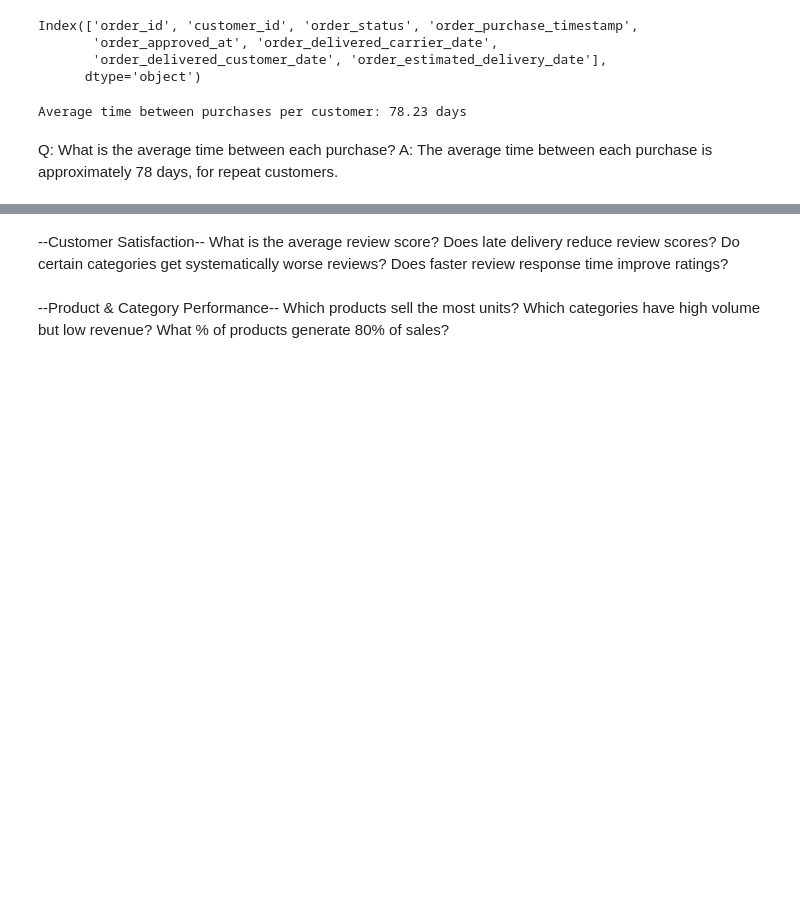
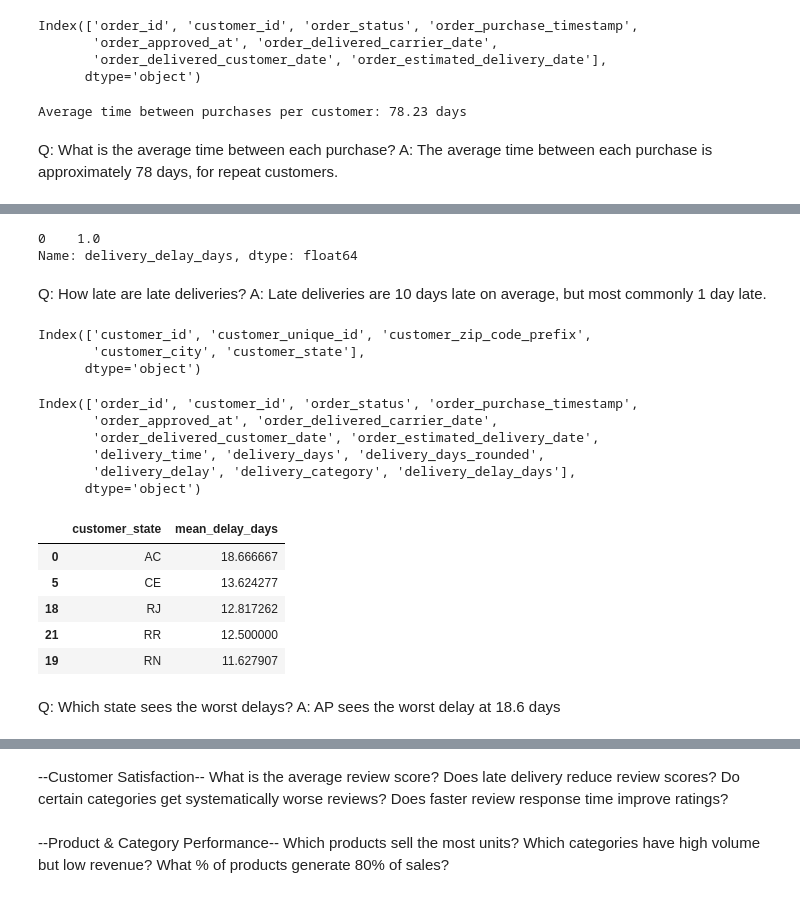
Before and after one commit to Scarl3tx/Ecommerce_Analysis, a Jupyter notebook: notebooks/analysis.ipynb, the cells around one changed output, grey strips where cells are left out. Drawn from its saved outputs; the diff is of its cells as text; code cells hidden in the pictures; blank space fills up the shorter version.

```diff
--- a/notebooks/analysis.ipynb
+++ b/notebooks/analysis.ipynb
@@ -558,0 +594,6 @@ A: The average time between each purchase is approximately 78 days, for repeat c
+# %%
+delivered_orders['order_delivered_customer_date'] = pd.to_datetime(
+    delivered_orders['order_delivered_customer_date']
+)
+delivered_orders['delivery_delay'] = delivered_orders['order_delivered_customer_date'] - delivered_orders['order_estimated_delivery_date']
+delivered_orders['delivery_delay'].describe()
@@ -558,0 +610,11 @@ A: The average time between each purchase is approximately 78 days, for repeat c
+# %%
+delivered_orders['delivery_category'] = 'On time'  # default
+delivered_orders['delivery_delay_days'] = delivered_orders['delivery_delay'].dt.days
+delivered_orders.loc[delivered_orders['delivery_delay_days'] < 0, 'delivery_category'] = 'Early'
+delivered_orders.loc[delivered_orders['delivery_delay_days'] > 0, 'delivery_category'] = 'Late'
+# Count per category
+counts = delivered_orders.groupby('delivery_category')['delivery_category'].count()
+
+# Percentage per category
+percentages = delivered_orders.groupby('delivery_category')['delivery_category'].count() / len(delivered_orders) * 100
+print(percentages)
@@ -558,0 +635,3 @@ A: The average time between each purchase is approximately 78 days, for repeat c
+# %%
+late_orders = delivered_orders[delivered_orders['delivery_category'] == 'Late']
+late_orders['delivery_delay_days'].describe()
@@ -558,0 +648,54 @@ A: The average time between each purchase is approximately 78 days, for repeat c
+# %%
+late_orders['delivery_delay_days'].mode()
+# %% [output]
+0    1.0
+Name: delivery_delay_days, dtype: float64
+# %% [markdown]
+Q: How late are late deliveries?
+A: Late deliveries are 10 days late on average, but most commonly 1 day late.
+# %%
+customers.columns
+# %% [output]
+Index(['customer_id', 'customer_unique_id', 'customer_zip_code_prefix',
+       'customer_city', 'customer_state'],
+      dtype='object')
+# %%
+late_orders.columns
+# %% [output]
+Index(['order_id', 'customer_id', 'order_status', 'order_purchase_timestamp',
+       'order_approved_at', 'order_delivered_carrier_date',
+       'order_delivered_customer_date', 'order_estimated_delivery_date',
+       'delivery_time', 'delivery_days', 'delivery_days_rounded',
+       'delivery_delay', 'delivery_category', 'delivery_delay_days'],
+      dtype='object')
+# %%
+state_delay = late_orders.merge(
+    customers[['customer_id', 'customer_state']],
+on='customer_id',
+how='left')
+# 2️⃣ Calculate 99th percentile of delivery_delay_days
+p99 = state_delay['delivery_delay_days'].quantile(0.99)
+
+# 3️⃣ Filter out extreme delays
+state_delay_clean = state_delay[state_delay['delivery_delay_days'] <= p99].copy()
+
+# 4️⃣ Group by state and calculate mean delay
+state_summary = (
+    state_delay_clean.groupby('customer_state')['delivery_delay_days']
+    .mean()
+    .reset_index()
+    .rename(columns={'delivery_delay_days': 'mean_delay_days'})
+)
+# %%
+# 5️⃣ Sort descending
+state_summary.sort_values('mean_delay_days', ascending=False).head()
+# %% [output]
+|  | customer_state | mean_delay_days |
+| 0 | AC | 18.666667 |
+| 5 | CE | 13.624277 |
+| 18 | RJ | 12.817262 |
+| 21 | RR | 12.500000 |
+| 19 | RN | 11.627907 |
+# %% [markdown]
+Q: Which state sees the worst delays?
+A: AP sees the worst delay at 18.6 days
```
Also changed, not shown: parts of 20 cells of this notebook.
